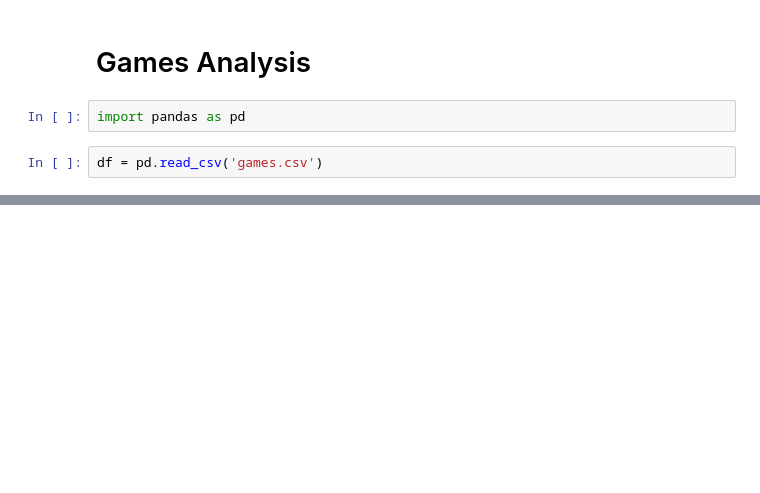
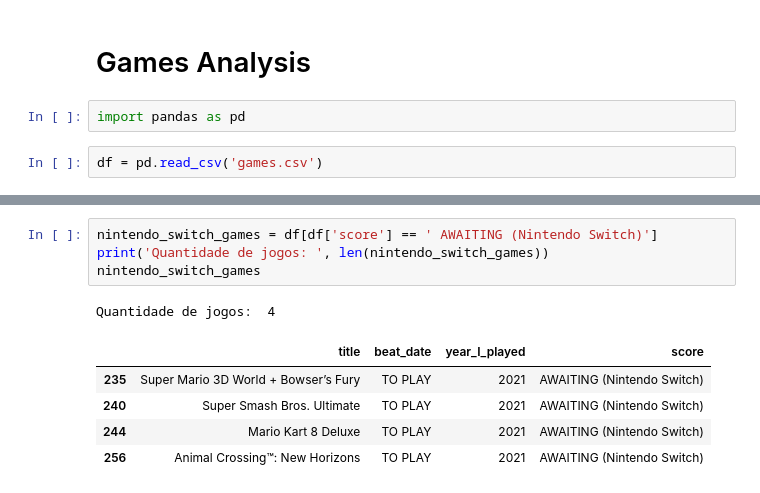
Before and after one commit to andredarcie/my-life-data, a Jupyter notebook: games_analysis.ipynb, the cells around one changed output, grey strips where cells are left out. Cells and saved outputs as stored; diff of their text form; blank space fills up the shorter version.

```diff
--- a/games_analysis.ipynb
+++ b/games_analysis.ipynb
@@ -57,0 +81,11 @@ df.groupby('year_I_played')['title'].count().plot(kind='bar')
+# %%
+nintendo_switch_games = df[df['score'] == ' AWAITING (Nintendo Switch)']
+print('Quantidade de jogos: ', len(nintendo_switch_games))
+nintendo_switch_games
+# %% [output]
+Quantidade de jogos:  4
+|  | title | beat_date | year_I_played | score |
+| 235 | Super Mario 3D World + Bowser’s Fury | TO PLAY | 2021 | AWAITING (Nintendo Switch) |
+| 240 | Super Smash Bros. Ultimate | TO PLAY | 2021 | AWAITING (Nintendo Switch) |
+| 244 | Mario Kart 8 Deluxe | TO PLAY | 2021 | AWAITING (Nintendo Switch) |
+| 256 | Animal Crossing™: New Horizons | TO PLAY | 2021 | AWAITING (Nintendo Switch) |
```
Also changed, not shown: parts of 6 cells of this notebook.
